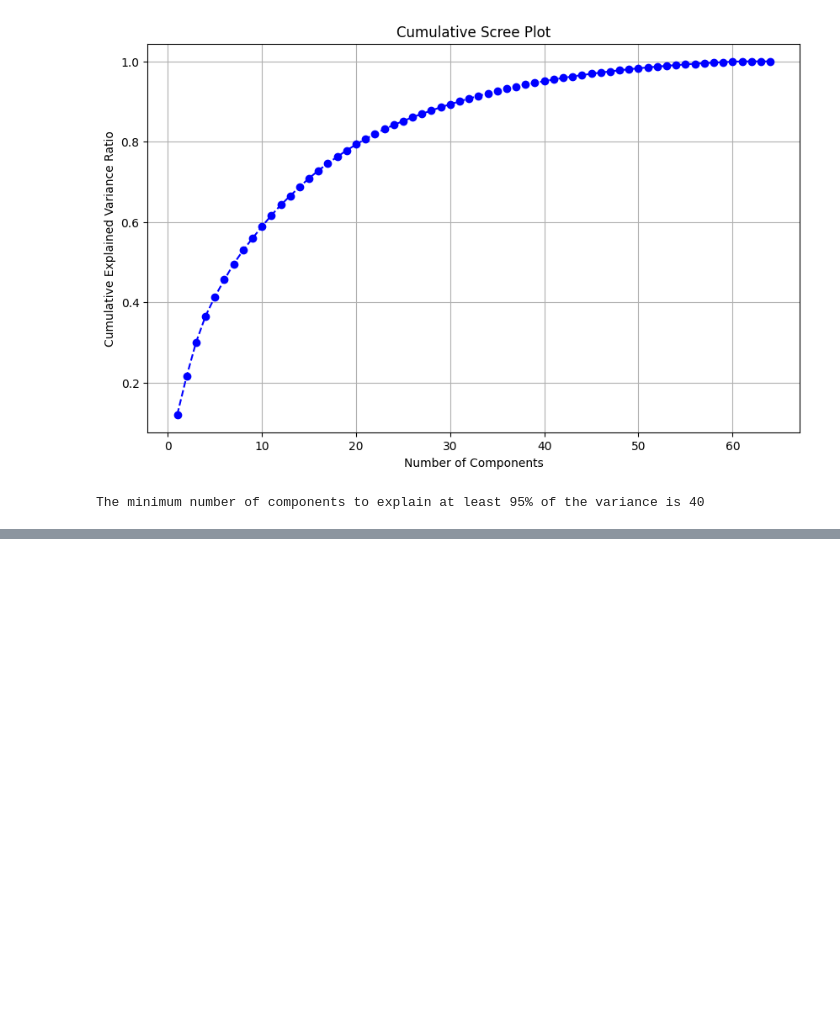
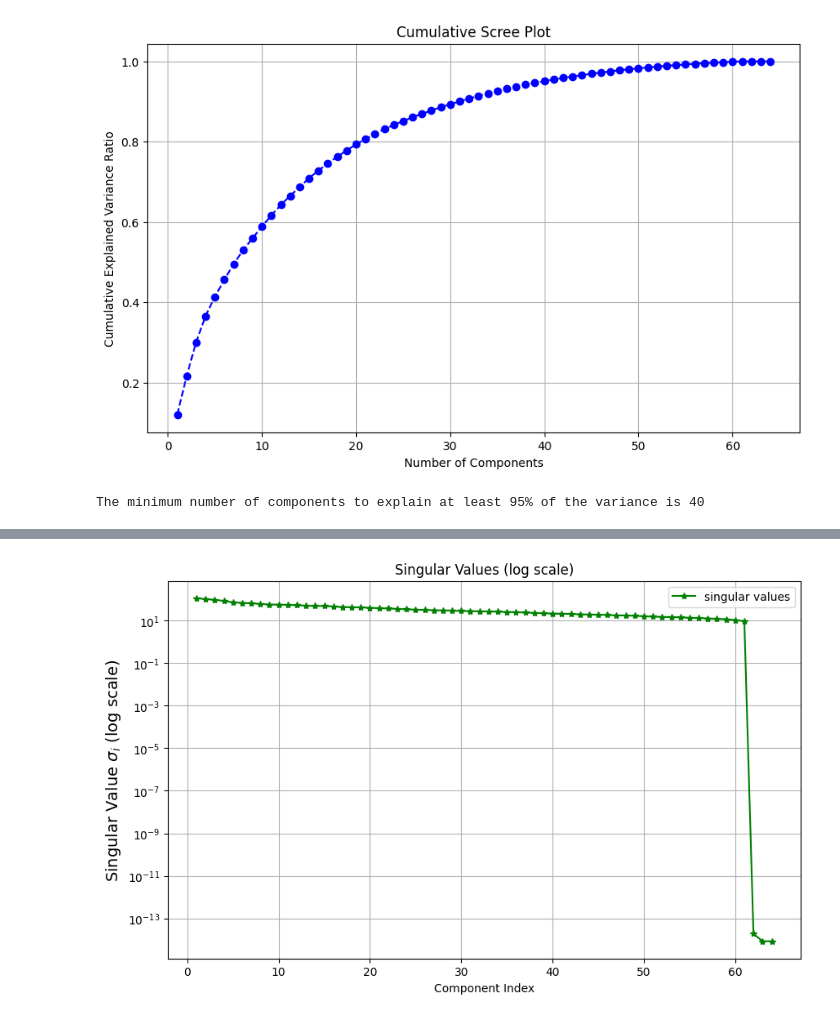
Before and after one commit to mig7avilg-dot/DATA_SCIENCE, a Jupyter notebook: HANDS_ON_GRUPO4.ipynb, the cells around one changed output, grey strips where cells are left out. Cells and saved outputs as stored; diff of their text form; code cells hidden in the pictures; blank space fills up the shorter version.

```diff
--- a/HANDS_ON_GRUPO4.ipynb
+++ b/HANDS_ON_GRUPO4.ipynb
@@ -57,0 +79,17 @@ The minimum number of components to explain at least 95% of the variance is 40
+# %%
+#Compute the compact SVD of the centered data X_centered = X_std (already zero-mean) using np.linalg.svd
+X_centered = X_std - np.mean(X_std, axis=0)
+U, S, Vt = np.linalg.svd(X_centered)
+
+#Plot the singular values (\sigma_i) on a log scale.
+component_indices = range(1, len(S)+1)
+plt.figure(figsize=(10,6))
+plt.semilogy(component_indices, S, 'g*-', label = "singular values")
+plt.xlabel('Component Index')
+plt.ylabel(r'Singular Value $\sigma_i$ (log scale)', fontsize=14)
+plt.title('Singular Values (log scale)')
+plt.legend()
+plt.grid()
+plt.show()
+# %% [output]
+[figure, added]
```
Also changed, not shown: parts of 7 cells of this notebook.
